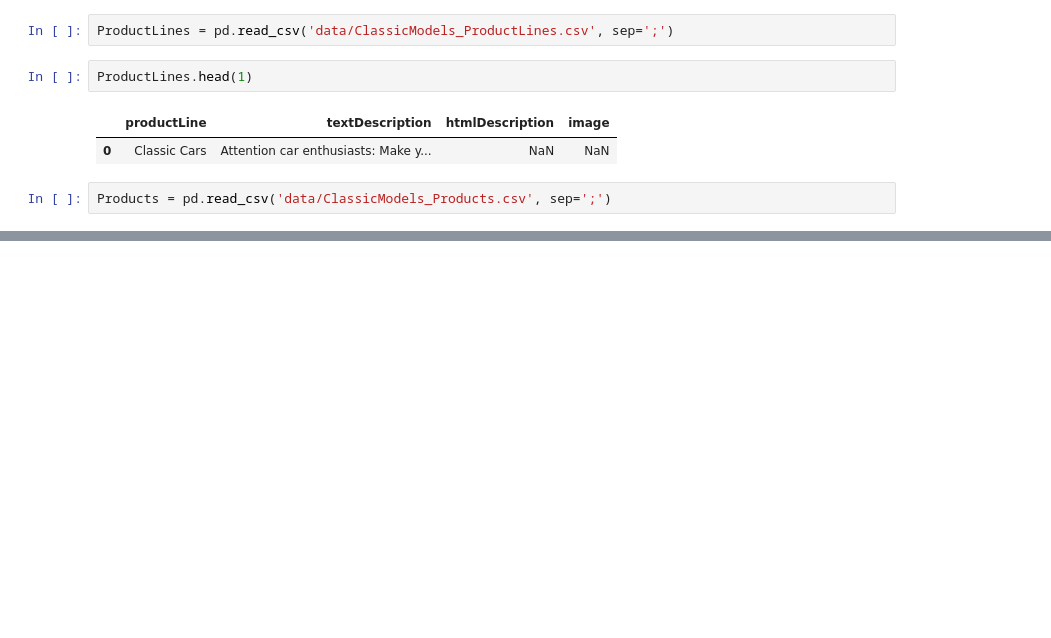
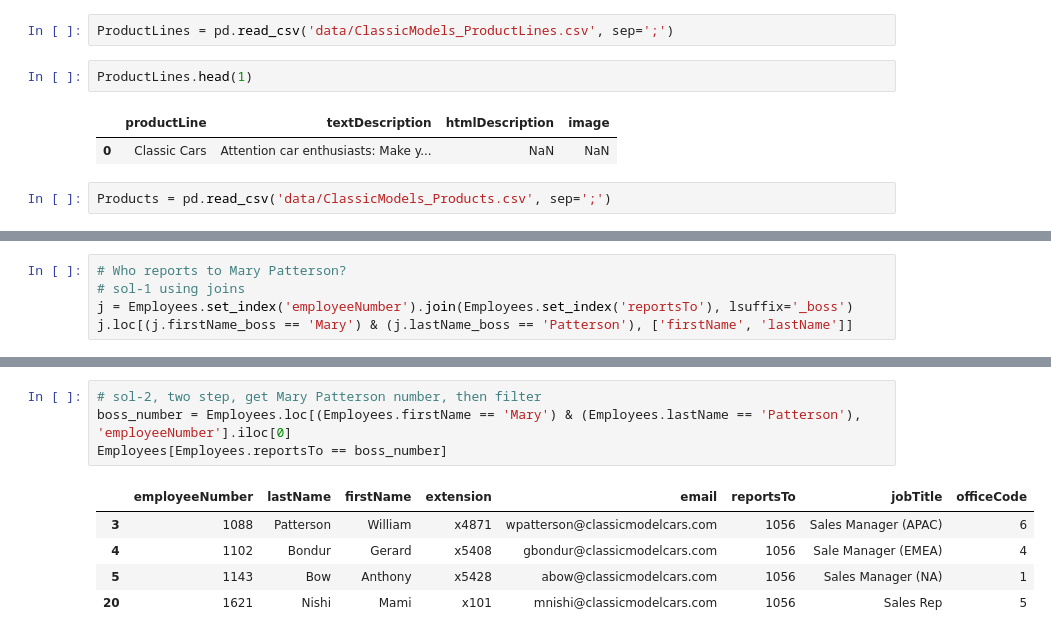
Before and after one commit to hanisaf/mist5730-6380-spring2020, a Jupyter notebook: 20-workout-sol.ipynb, the cells around one changed output, grey strips where cells are left out. Saved outputs shown, nothing was run; the diff lists cells and outputs as text; blank space fills up the shorter version.

```diff
--- a/20-workout-sol.ipynb
+++ b/20-workout-sol.ipynb
@@ -85,0 +180,5 @@ Products.head(1)
+# %%
+# Who reports to Mary Patterson?
+# sol-1 using joins
+j = Employees.set_index('employeeNumber').join(Employees.set_index('reportsTo'), lsuffix='_boss')
+j.loc[(j.firstName_boss == 'Mary') & (j.lastName_boss == 'Patterson'), ['firstName', 'lastName']]
@@ -85,0 +191,10 @@ Products.head(1)
+# %%
+# sol-2, two step, get Mary Patterson number, then filter
+boss_number = Employees.loc[(Employees.firstName == 'Mary') & (Employees.lastName == 'Patterson'), 'employeeNumber'].iloc[0]
+Employees[Employees.reportsTo == boss_number]
+# %% [output]
+|  | employeeNumber | lastName | firstName | extension | email | reportsTo | jobTitle | officeCode |
+| 3 | 1088 | Patterson | William | x4871 | wpatterson@classicmodelcars.com | 1056 | Sales Manager (APAC) | 6 |
+| 4 | 1102 | Bondur | Gerard | x5408 | gbondur@classicmodelcars.com | 1056 | Sale Manager (EMEA) | 4 |
+| 5 | 1143 | Bow | Anthony | x5428 | abow@classicmodelcars.com | 1056 | Sales Manager (NA) | 1 |
+| 20 | 1621 | Nishi | Mami | x101 | mnishi@classicmodelcars.com | 1056 | Sales Rep | 5 |
```
Also changed, not shown: parts of 15 cells of this notebook, 4 other files.
